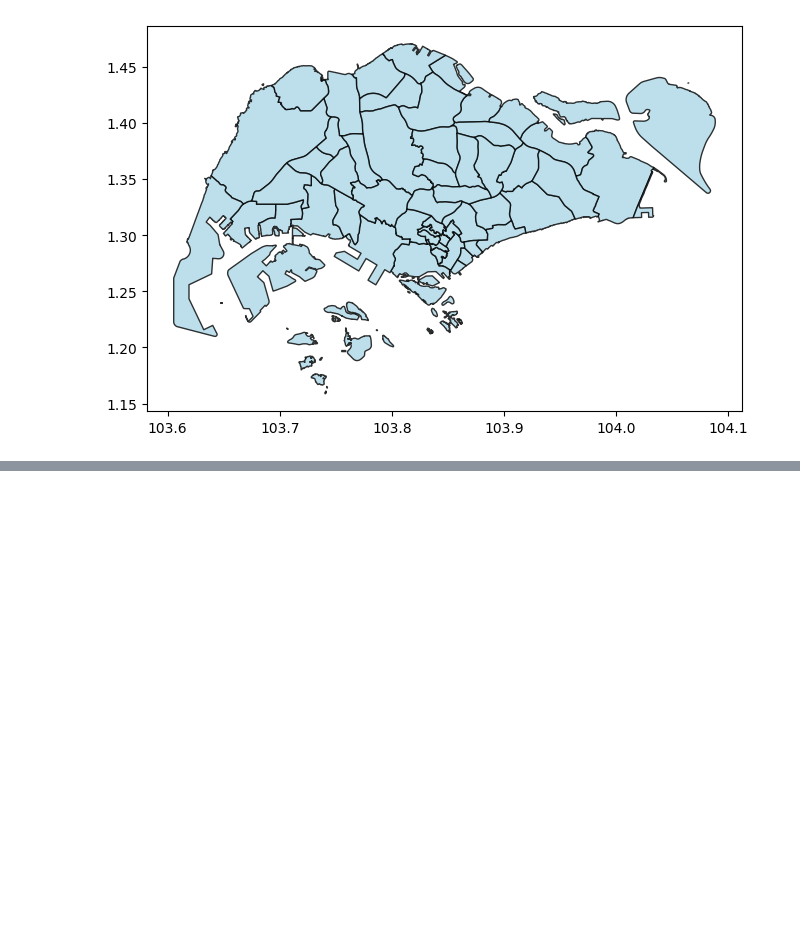
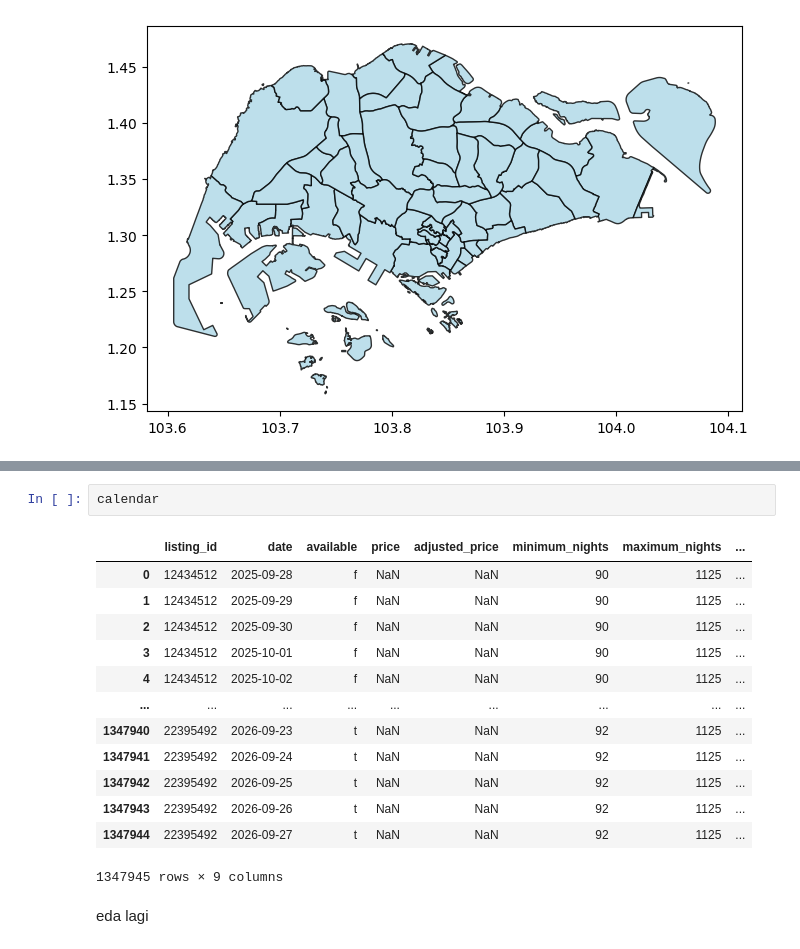
Before and after one commit to gacoanphilia/redo-tsdw, a Jupyter notebook: notebook_analysis.ipynb, the cells around one changed output, grey strips where cells are left out. Drawn from its saved outputs; the diff is of its cells as text; blank space fills up the shorter version.

```diff
--- a/notebook_analysis.ipynb
+++ b/notebook_analysis.ipynb
@@ -90,0 +140,18 @@ plt.show()
+# %%
+calendar
+# %% [output]
+|  | listing_id | date | available | price | adjusted_price | minimum_nights | maximum_nights | ... |
+| 0 | 12434512 | 2025-09-28 | f | NaN | NaN | 90 | 1125 | ... |
+| 1 | 12434512 | 2025-09-29 | f | NaN | NaN | 90 | 1125 | ... |
+| 2 | 12434512 | 2025-09-30 | f | NaN | NaN | 90 | 1125 | ... |
+| 3 | 12434512 | 2025-10-01 | f | NaN | NaN | 90 | 1125 | ... |
+| 4 | 12434512 | 2025-10-02 | f | NaN | NaN | 90 | 1125 | ... |
+| ... | ... | ... | ... | ... | ... | ... | ... | ... |
+| 1347940 | 22395492 | 2026-09-23 | t | NaN | NaN | 92 | 1125 | ... |
+| 1347941 | 22395492 | 2026-09-24 | t | NaN | NaN | 92 | 1125 | ... |
+| 1347942 | 22395492 | 2026-09-25 | t | NaN | NaN | 92 | 1125 | ... |
+| 1347943 | 22395492 | 2026-09-26 | t | NaN | NaN | 92 | 1125 | ... |
+| 1347944 | 22395492 | 2026-09-27 | t | NaN | NaN | 92 | 1125 | ... |
+1347945 rows × 9 columns
+# %% [markdown]
+eda lagi
```
Also changed, not shown: parts of 11 cells of this notebook.
